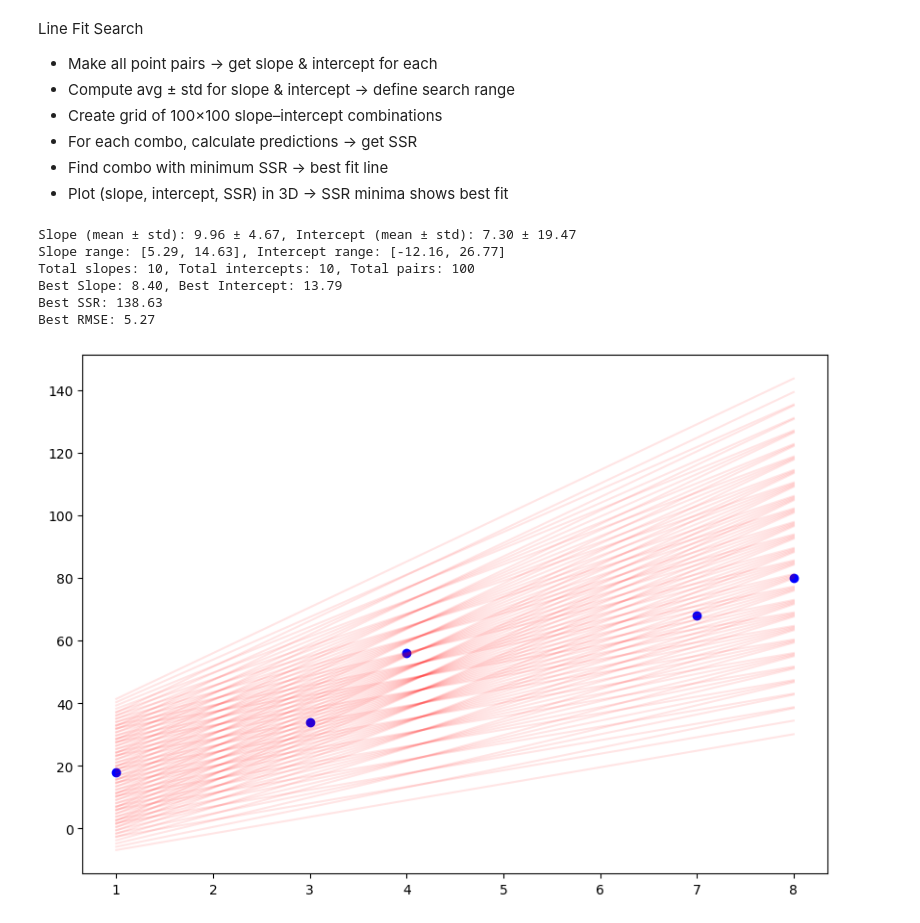
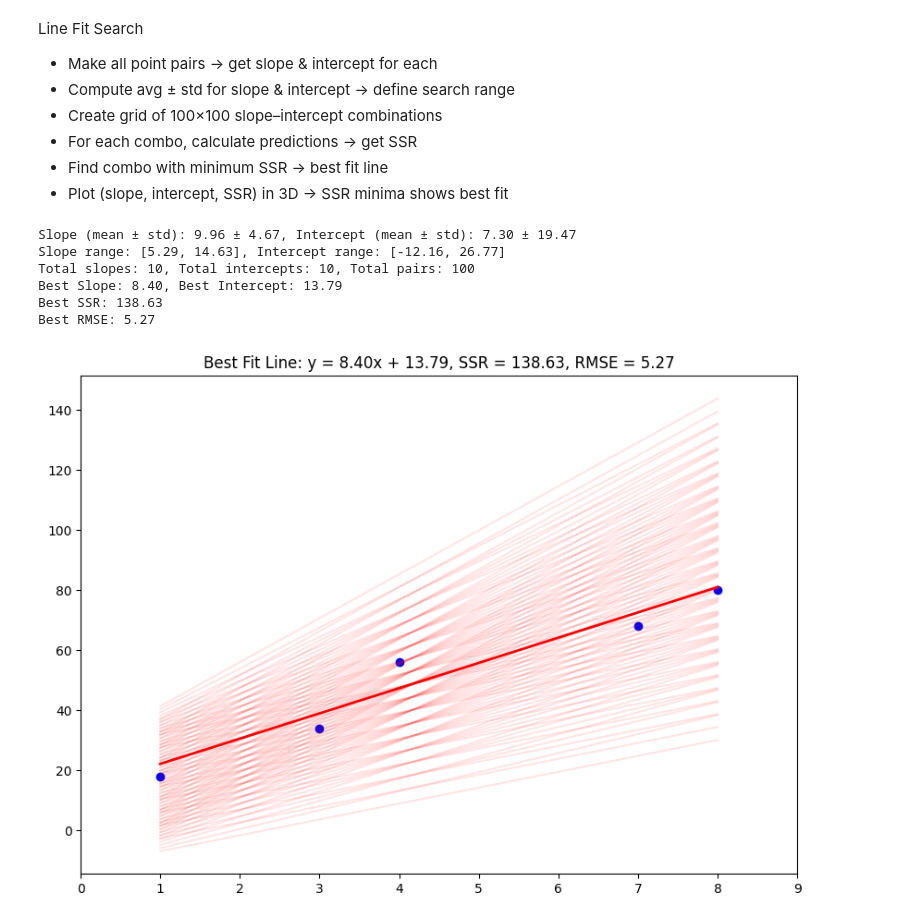
Before and after one commit to k26rahul/ml-april-25, a Jupyter notebook: line-fit.ipynb, the cells around one changed output. Cells and saved outputs as stored; diff of their text form; code cells hidden in the pictures.

Commit message:
Line Fit Search

```diff
--- a/line-fit.ipynb
+++ b/line-fit.ipynb
@@ -275,31 +276,37 @@ def plot_3d():
       title="3D Interactive Plot: Slope (x), Intercept (y), SSR (z)"
   )
 
   best_idx = np.argmin(ssrs)
   best_slope = slopes[best_idx]
   best_intercept = intercepts[best_idx]
 
+  y_pred = best_slope * x + best_intercept
+  plt.plot(x, y_pred, color='r', linewidth=2)
+  plt.title(
+      f"Best Fit Line: y = {best_slope:.2f}x + {best_intercept:.2f}, SSR = {ssrs[best_idx]:.2f}, RMSE = {np.sqrt(ssrs[best_idx] / len(x)):.2f}")
+  plt.xlim(0, max(x) + 1)
+
   print(
       f"Slope (mean ± std): {avg_slope:.2f} ± {std_slope:.2f}, Intercept (mean ± std): {avg_intercept:.2f} ± {std_intercept:.2f}")
   print(
       f"Slope range: [{slopes_[0]:.2f}, {slopes_[-1]:.2f}], Intercept range: [{intercepts_[0]:.2f}, {intercepts_[-1]:.2f}]")
   print(
       f"Total slopes: {len(slopes_)}, Total intercepts: {len(intercepts_)}, Total pairs: {len(slopes_) * len(intercepts_)}")
 
   print(f"Best Slope: {best_slope:.2f}, Best Intercept: {best_intercept:.2f}")
   print(f"Best SSR: {ssrs[best_idx]:.2f}")
   print(f"Best RMSE: {np.sqrt(ssrs[best_idx] / len(x)):.2f}")
 
   plt.show()
   fig.show()
 
 
 plot_3d()
 # %% [output]
 Slope (mean ± std): 9.96 ± 4.67, Intercept (mean ± std): 7.30 ± 19.47
 Slope range: [5.29, 14.63], Intercept range: [-12.16, 26.77]
 Total slopes: 10, Total intercepts: 10, Total pairs: 100
 Best Slope: 8.40, Best Intercept: 13.79
 Best SSR: 138.63
 Best RMSE: 5.27
-[figure, old version]
+[figure, new version]
```
Also changed, not shown: parts of 1 cell of this notebook.
